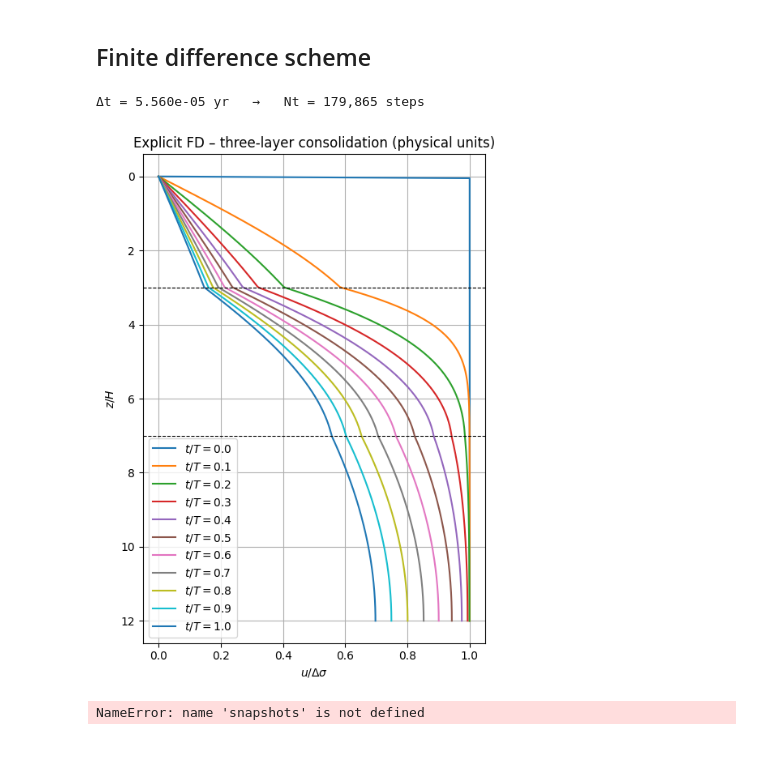
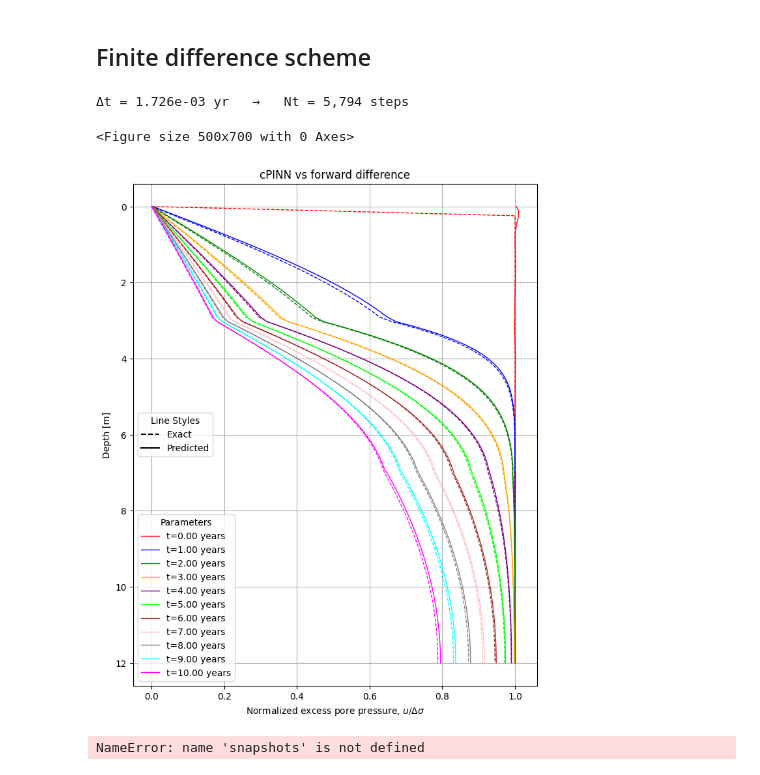
Before and after one commit to jolu2111/Master_thesis, a Jupyter notebook: Code/05_terzaghi_1D.ipynb, the cells around one changed output. Saved outputs shown, nothing was run; the diff lists cells and outputs as text; code cells hidden in the pictures.

Commit message:
made a plot

```diff
--- a/Code/05_terzaghi_1D.ipynb
+++ b/Code/05_terzaghi_1D.ipynb
@@ -1240,9 +1240,3 @@ PINN3.load_state_dict(ckpt["model3"])
 print("✅ Loaded PINN1, PINN2, PINN3 from checkpoint")
 # %% [output]
 ✅ Loaded PINN1, PINN2, PINN3 from checkpoint
-# %%
-u = torch.zeros((3,5), dtype=torch.float32)  # (N,1)
-print(u)
-u[0,0] = 1.0
-u[1,0] = 2.0
-print(u)
@@ -1526,39 +1401,64 @@ def fd_terzaghi_3layer(values, record_times, Nz):
 ## Finite difference scheme
 # %%
 height_test = .0
-k_test = .0
-mv_test = -.0
+k_test = -1.0
+mv_test = 1.0
+Nz = 100
 
 k1  = 2.0e-2 + 2e-3 * k_test    # m/yr
 k2  = 6.0e-3 + 6e-4 * k_test
 k3  = 3.0e-3 + 3e-4 * k_test
 mv1 = 4.0e-4 + 4e-5 * mv_test     # m²/kN
 mv2 = 6.0e-4 + 6e-5 * mv_test
 mv3 = 7.0e-5 + 7e-6 * mv_test
 H1 = 3 + 0.15 * height_test
 H2 = 4 + 0.2 * height_test
 H3 = 5 + 0.25 * height_test
 
 record_times = np.linspace(0.0, 10.0, 11)  # years
+z_plot = np.linspace(0, H1+H2+H3, Nz)
+snapshots = fd_terzaghi_3layer([k1, k2, k3, mv1, mv2, mv3, H1, H2, H3], record_times, Nz)
 
-snapshots = fd_terzaghi_3layer([k1, k2, k3, mv1, mv2, mv3, H1, H2, H3], record_times)
+u = terzaghi_PINN_eval(
+    values=[k1, k2, k3, mv1, mv2, mv3, H1, H2, H3],
+    PINN1=PINN1,
+    PINN2=PINN2,
+    PINN3=PINN3,
+    multiplier=multiplier,
+    record_times=record_times,
+    Nz=Nz
+)
 
-plt.figure(figsize=(5,7))
-for t in record_times:
-    plt.plot(snapshots[t], z, label=rf'$t/T={t/T:.1f}$')
-plt.axhline(z1, color='k', ls='--', lw=0.8)
-plt.axhline(z2, color='k', ls='--', lw=0.8)
+
+plt.figure(figsize=(8,10))
+# plot all t-slices
+colors = ['red', 'blue', 'green', 'orange', 'purple', 'lime', 'brown', 'pink', 'gray', 'cyan', 'magenta']
+for i, t in enumerate(record_times):
+    plt.plot(u[i], z_plot, color=colors[i], label=f't={t:.2f} years', linewidth=1)
+    plt.plot(snapshots[t], z_plot, linestyle='--', color=colors[i], linewidth=1)
+
 plt.gca().invert_yaxis()
-plt.xlabel(r'$u/\Delta\sigma$')
-plt.ylabel(r'$z/H$')
-plt.title('Explicit FD – three-layer consolidation (physical units)')
+plt.xlabel("Normalized excess pore pressure, $u/\Delta\sigma$")
+plt.ylabel("Depth [m]")
+plt.title("cPINN vs forward difference")
 plt.legend()
 plt.grid(True)
-plt.tight_layout()
+
+# Create dummy lines for the style legend
+from matplotlib.lines import Line2D
+line_exact = Line2D([0], [0], color='black', lw=1.5, linestyle='--')
+line_pred = Line2D([0], [0], color='black', lw=1.5, linestyle='-')
+# First legend for the (m, mu) labels
+legend1 = plt.legend(loc='lower left', title='Parameters')
+plt.gca().add_artist(legend1)
+# Second legend for the line styles (exact vs predicted)
+plt.legend([line_exact, line_pred], ['Exact', 'Predicted'], loc='center left', title='Line Styles')
+
 plt.show()
 # %% [output]
-Δt = 5.560e-05 yr   →   Nt = 179,865 steps
+Δt = 1.726e-03 yr   →   Nt = 5,794 steps
+<Figure size 500x700 with 0 Axes>
-[figure, old version]
+[figure, new version]
 # %%
 from scipy.integrate import simpson
 def total_settlement(u_vals, mv):
```
Also changed, not shown: parts of 4 cells of this notebook.
